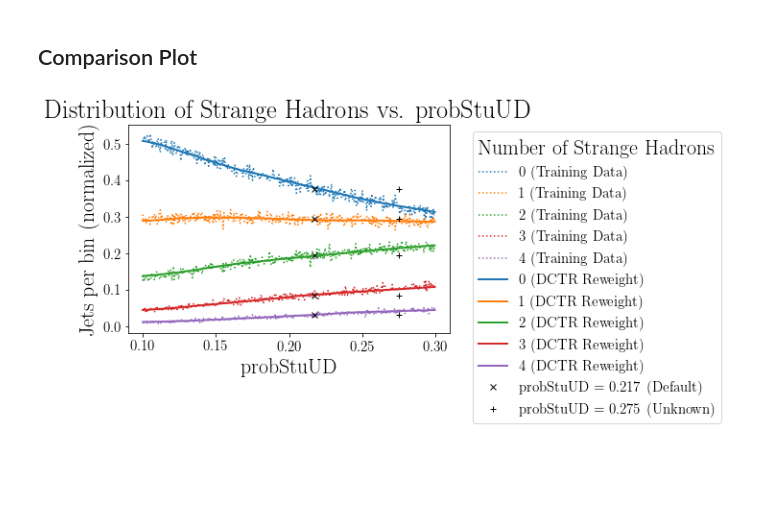
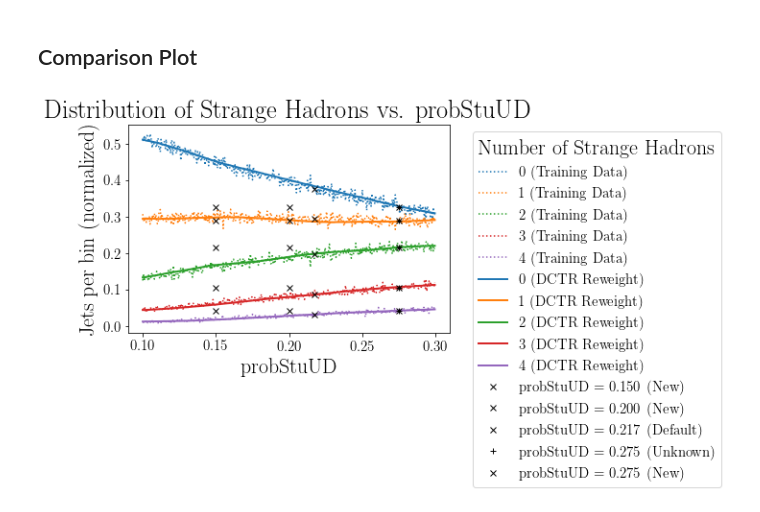
Before and after one commit to hep-lbdl/SRGN, a Jupyter notebook: HEP-notebooks/AltFit_StuUD/probStuUD_vs_Strangeness.ipynb, the cells around one changed output. Saved outputs shown, nothing was run; the diff lists cells and outputs as text; code cells hidden in the pictures; blank space fills up the shorter version.

Commit message:
Added comparison to new samples

```diff
--- a/HEP-notebooks/AltFit_StuUD/probStuUD_vs_Strangeness.ipynb
+++ b/HEP-notebooks/AltFit_StuUD/probStuUD_vs_Strangeness.ipynb
@@ -238,5 +242,5 @@ for val in StuUD_vals:
 # %%
-X_1_jet = default_dataset['jet']
+X_1_jet = unknown_dataset['jet']
 X_1 = []
 for event in X_1_jet:
     PIDs = event[:, 3]
@@ -253,3 +272,33 @@ strangeness_unknown = X_1_hist[0][:5]
+# %%
+X_3_jet = unknown_dataset3['jet']
+X_3 = []
+for event in X_3_jet:
+    PIDs = event[:, 3]
+    number_strange_hadrons = 0
+    for PID in PIDs:
+        number_strange_hadrons += PID in strange_PIDs
+    X_3.append([number_strange_hadrons])
+X_3 = np.array(X_1)
+
+# The unknown distribution; StuUD = 0.200 (new sample)
+X_3_hist = np.histogram(X_3, bins = bins, density = True)
+# Interesting behavior for 0-4 strange hadrons
+strangeness_unknown3 = X_3_hist[0][:5]
+# %%
+X_4_jet = unknown_dataset4['jet']
+X_4 = []
+for event in X_4_jet:
+    PIDs = event[:, 3]
+    number_strange_hadrons = 0
+    for PID in PIDs:
+        number_strange_hadrons += PID in strange_PIDs
+    X_4.append([number_strange_hadrons])
+X_4 = np.array(X_1)
+
+# The unknown distribution; StuUD = 0.275 (new sample)
+X_4_hist = np.histogram(X_4, bins = bins, density = True)
+# Interesting behavior for 0-4 strange hadrons
+strangeness_unknown4 = X_4_hist[0][:5]
 # %% [markdown]
 ## Comparison Plot
 # %%
@@ -292,33 +341,42 @@ plt.plot(StuUD_vals,
          linewidth=2.,
          color='C1')
 plt.plot(StuUD_vals,
          strangeness_reweighted[:, 2],
          label='2 (DCTR Reweight)',
          linewidth=2.,
          color='C2')
 plt.plot(StuUD_vals,
          strangeness_reweighted[:, 3],
          label='3 (DCTR Reweight)',
          linewidth=2.,
          color='C3')
 plt.plot(StuUD_vals,
          strangeness_reweighted[:, 4],
          label='4 (DCTR Reweight)',
          linewidth=2.,
          color='C4')
 
+plt.plot(np.ones_like(strangeness_unknown2) * 0.150,
+         strangeness_unknown2, 'x', color = 'black', label = 'probStuUD = 0.150 (New)')
+
+plt.plot(np.ones_like(strangeness_unknown3) * 0.200,
+         strangeness_unknown3, 'x', color = 'black', label = 'probStuUD = 0.200 (New)')
+
 plt.plot(np.ones_like(strangeness_default) * 0.217,
          strangeness_default, 'x', color = 'black', label = 'probStuUD = 0.217 (Default)')
 
 plt.plot(np.ones_like(strangeness_unknown) * 0.275,
          strangeness_unknown, '+', color = 'black', label = 'probStuUD = 0.275 (Unknown)')
 
+plt.plot(np.ones_like(strangeness_unknown4) * 0.275,
+         strangeness_unknown4, 'x', color = 'black', label = 'probStuUD = 0.275 (New)')
+
 plt.xlabel('probStuUD')
 plt.ylabel('Jets per bin (normalized)')
 
 plt.legend(title='Number of Strange Hadrons', bbox_to_anchor=(1.05, 1.0))
-plt.savefig('Reweighted Distribution of Strange Hadrons vs. probStuUD.png',
-            bbox_inches='tight')
+# plt.savefig('Reweighted Distribution of Strange Hadrons vs. probStuUD.png',
+#             bbox_inches='tight')
 plt.show()
 # %% [output]
-[figure, old version]
+[figure, new version]
```
Also changed, not shown: parts of 7 cells of this notebook.
